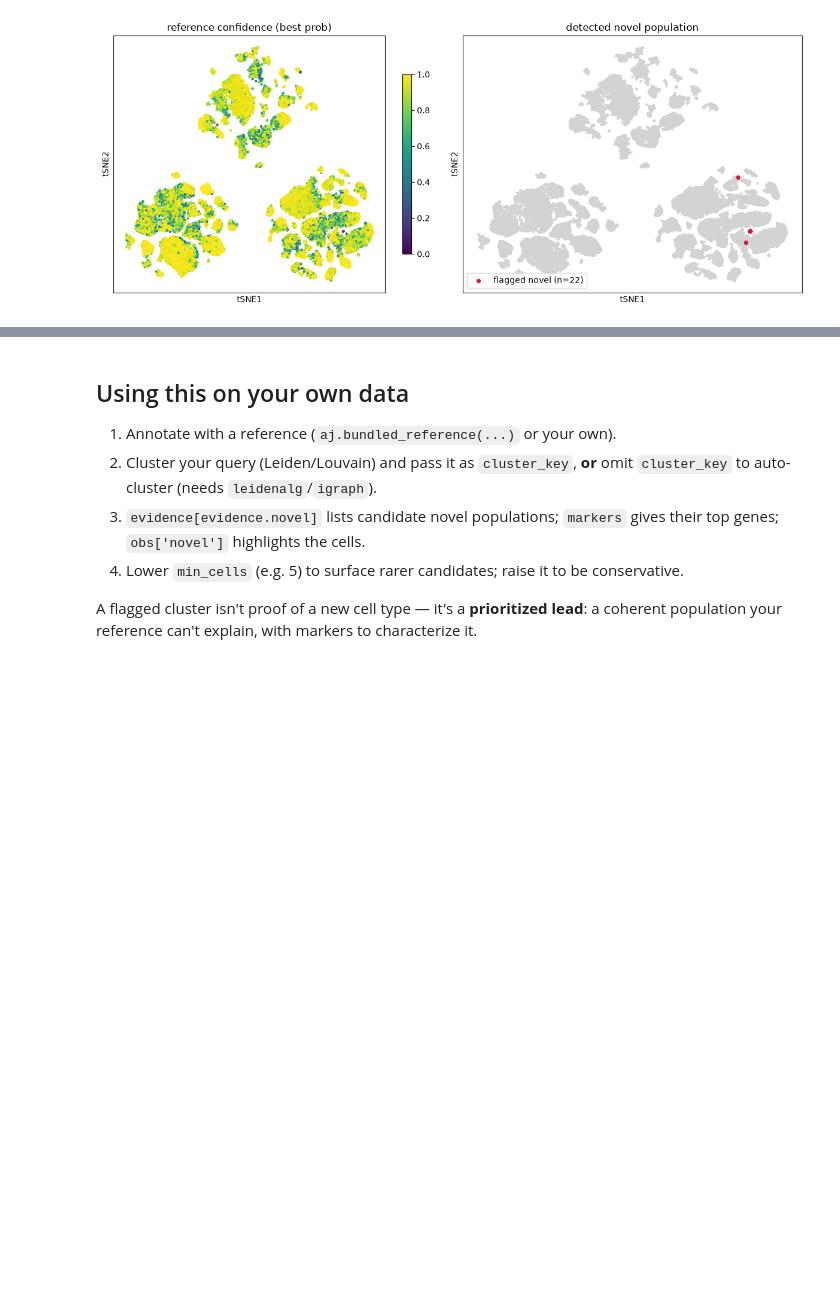
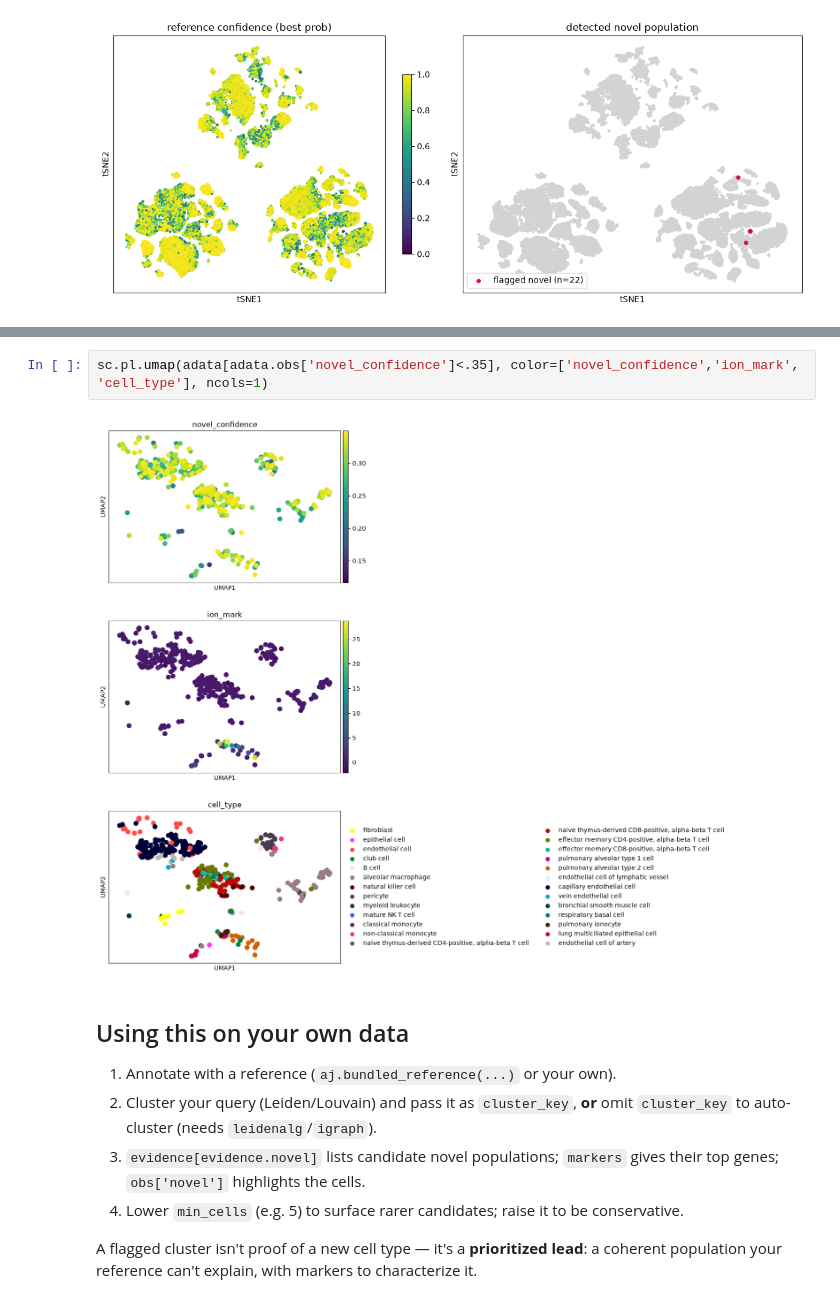
Before and after one commit to iandriver/actinn-jax, a Jupyter notebook: examples/novel_celltypes.ipynb, the cells around one changed output, grey strips where cells are left out. Drawn from its saved outputs; the diff is of its cells as text; blank space fills up the shorter version.

```diff
--- a/examples/novel_celltypes.ipynb
+++ b/examples/novel_celltypes.ipynb
@@ -142,3 +191,7 @@ plt.tight_layout(); plt.show()
+# %%
+sc.pl.umap(adata[adata.obs['novel_confidence']<.35], color=['novel_confidence','ion_mark', 'cell_type'], ncols=1)
+# %% [output]
+[figure, added]
 # %% [markdown]
 ## Using this on your own data
 
```
Also changed, not shown: parts of 6 cells of this notebook, 24 other files.
